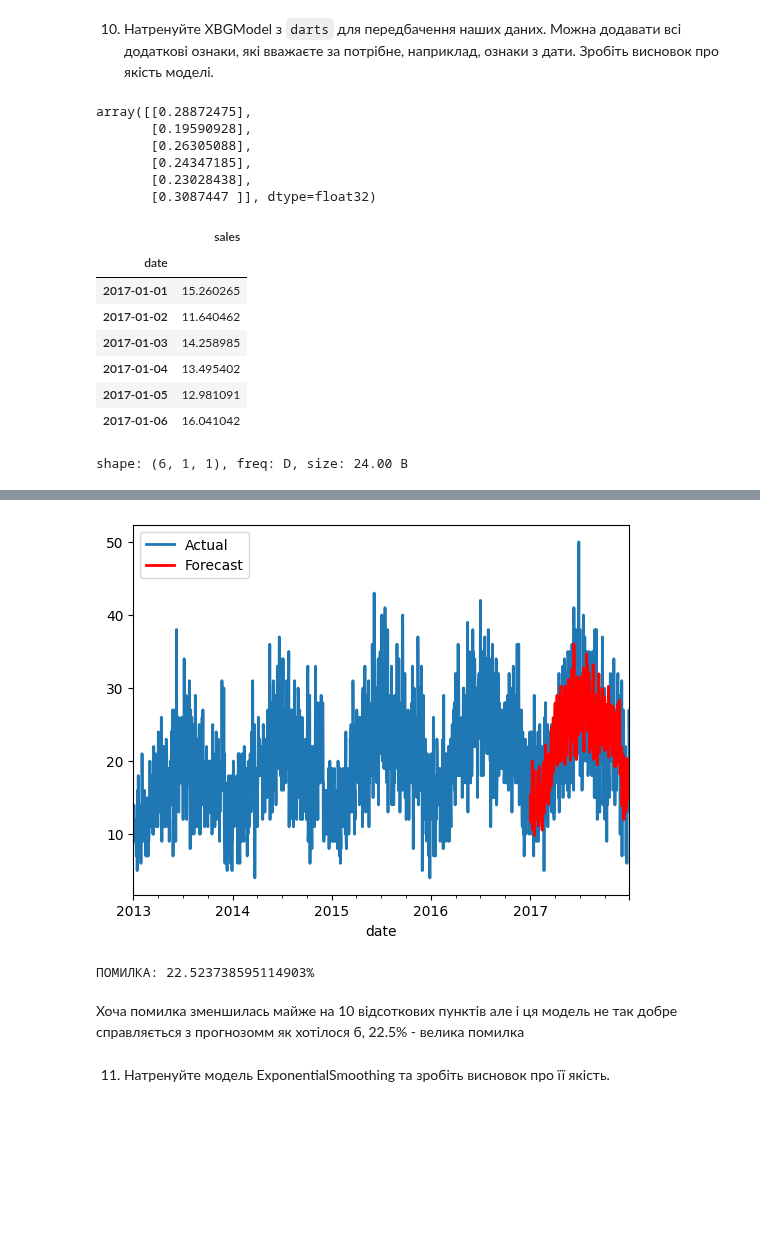
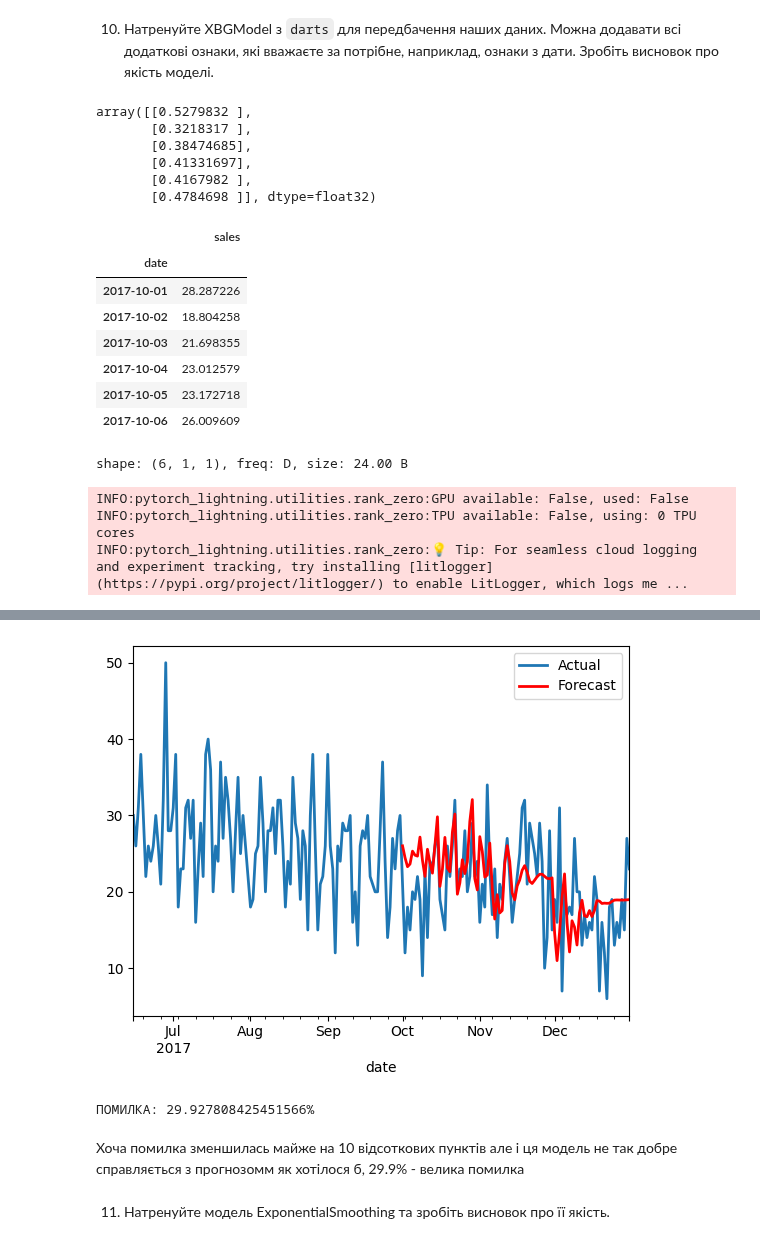
Before and after one commit to Bubukisapisa/ML_education, a Jupyter notebook: HW_2_5_Time_Series_Analysis.ipynb, the cells around one changed output, grey strips where cells are left out. Saved outputs shown, nothing was run; the diff lists cells and outputs as text; code cells hidden in the pictures; blank space fills up the shorter version.

```diff
--- a/HW_2_5_Time_Series_Analysis.ipynb
+++ b/HW_2_5_Time_Series_Analysis.ipynb
@@ -236,7 +260,7 @@ series = TimeSeries.from_dataframe(df_it1_st1, value_cols='sales')
 
   Візуалізуйте на одному графіку тренувальну і валідаційну частину як було показано в лекції.
 # %%
-train, val = series.split_before(pd.Timestamp('2017-01-01'))
+train, val = series.split_before(pd.Timestamp('2017-10-01'))
 train.plot()
 val.plot()
 # %% [output]
@@ -280,10 +304,11 @@ There is seasonality of order 49.
 
   Якщо у вас є ідеї, як поліпшити якість передбачення саме наївними моделями - реалізуйте їх в цьому пункті :)
 # %%
-seasonal_model = NaiveSeasonal(K=365)
+seasonal_model = NaiveSeasonal(K=len(val))
 seasonal_model.fit(train)
-seasonal_forecast = seasonal_model.predict(365)
+seasonal_forecast = seasonal_model.predict(len(val))
 
-series.plot(label="actual")
+series[-200:].plot(label="actual")
 seasonal_forecast.plot(label="naive prediction (K=12)")
+print(f'ПОМИЛКА: {mape(val, seasonal_forecast)}%')
 # %% [output]
@@ -343,8 +369,8 @@ test_transformed = scaler.transform(val)
 
 # Побудова моделі XGBoost
 model = XGBModel(
-    lags=365,
-    output_chunk_length=365,
+    lags=len(val),
+    output_chunk_length=len(val),
     n_estimators=100,
     max_depth=3,
     learning_rate=0.1,
@@ -357,29 +383,32 @@ model.fit(train_transformed)
 pred = model.predict(6)
 pred.values()
 # %% [output]
-array([[0.28872475],
-       [0.19590928],
-       [0.26305088],
-       [0.24347185],
-       [0.23028438],
-       [0.3087447 ]], dtype=float32)
+array([[0.5279832 ],
+       [0.3218317 ],
+       [0.38474685],
+       [0.41331697],
+       [0.4167982 ],
+       [0.4784698 ]], dtype=float32)
 # %%
 scaler.inverse_transform(pred)
 # %% [output]
 |  | sales |
 | date |  |
-| 2017-01-01 | 15.260265 |
-| 2017-01-02 | 11.640462 |
-| 2017-01-03 | 14.258985 |
-| 2017-01-04 | 13.495402 |
-| 2017-01-05 | 12.981091 |
-| 2017-01-06 | 16.041042 |
+| 2017-10-01 | 28.287226 |
+| 2017-10-02 | 18.804258 |
+| 2017-10-03 | 21.698355 |
+| 2017-10-04 | 23.012579 |
+| 2017-10-05 | 23.172718 |
+| 2017-10-06 | 26.009609 |
 shape: (6, 1, 1), freq: D, size: 24.00 B
 # %%
 forecast = scaler.inverse_transform(model.predict(len(val)))
-series.plot(label='Actual')
+series[-200:].plot(label='Actual')
 forecast.plot(label='Forecast', color='red')
 plt.legend()
 plt.show()
 print(f'ПОМИЛКА: {mape(val, forecast)}%')
 # %% [output]
+INFO:pytorch_lightning.utilities.rank_zero:GPU available: False, used: False
+INFO:pytorch_lightning.utilities.rank_zero:TPU available: False, using: 0 TPU cores
+INFO:pytorch_lightning.utilities.rank_zero:💡 Tip: For seamless cloud logging and experiment tracking, try installing [litlogger](https://pypi.org/project/litlogger/) to enable LitLogger, which logs me ...
@@ -386,6 +418,6 @@ print(f'ПОМИЛКА: {mape(val, forecast)}%')
-[figure, old version]
+[figure, new version]
-ПОМИЛКА: 22.523738595114903%
+ПОМИЛКА: 29.927808425451566%
 # %% [markdown]
-Хоча помилка зменшилась майже на 10 відсоткових пунктів але і ця модель не так добре справляється з прогнозомм як хотілося б, 22.5% - велика помилка
+Хоча помилка зменшилась майже на 10 відсоткових пунктів але і ця модель не так добре справляється з прогнозомм як хотілося б, 29.9% - велика помилка
 # %% [markdown]
 11. Натренуйте модель ExponentialSmoothing та зробіть висновок про її якість.
```
Also changed, not shown: parts of 28 cells of this notebook.
